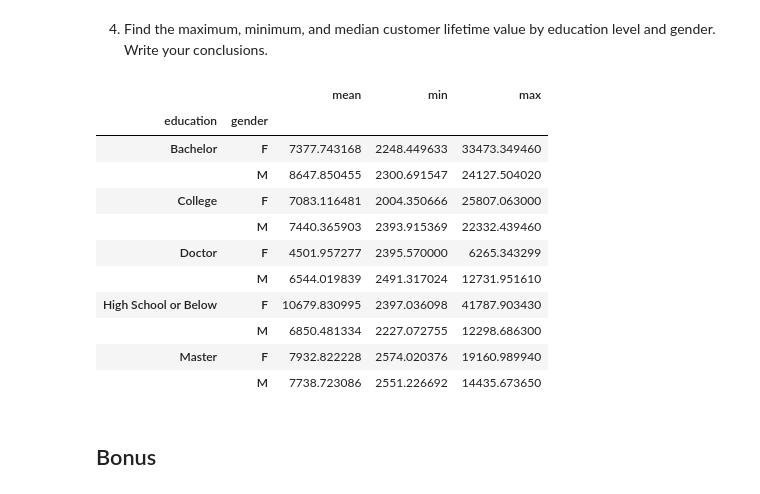
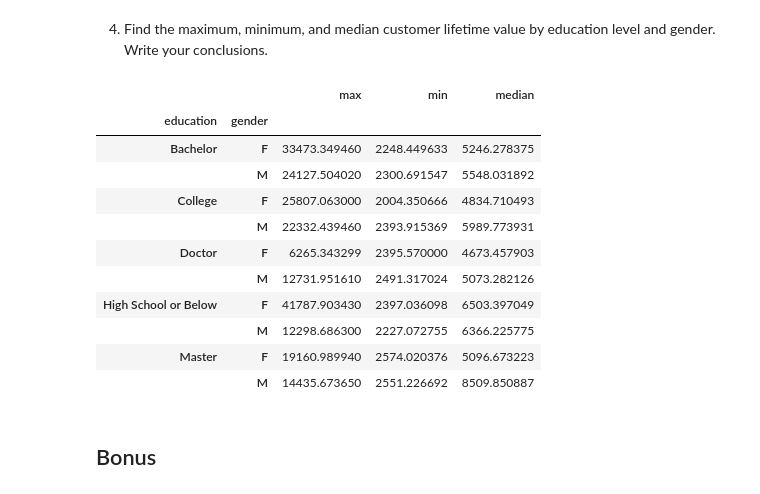
Before and after one commit to data-bootcamp-v4/lab-dw-data-aggregation-and-filtering, a Jupyter notebook: lab-dw-aggregating.ipynb, the cells around one changed output. Drawn from its saved outputs; the diff is of its cells as text; code cells hidden in the pictures.

```diff
--- a/lab-dw-aggregating.ipynb
+++ b/lab-dw-aggregating.ipynb
@@ -96,20 +96,20 @@ Name: count, dtype: int64
 # %%
 grupo = archivo.groupby(["education", "gender"])
 
-grupo["customer_lifetime_value"].agg(["mean", "min", "max"])
+grupo["customer_lifetime_value"].agg(["max", "min", "median"])
 # %% [output]
-|  |  | mean | min | max |
+|  |  | max | min | median |
 | education | gender |  |  |  |
-| Bachelor | F | 7377.743168 | 2248.449633 | 33473.349460 |
-|  | M | 8647.850455 | 2300.691547 | 24127.504020 |
-| College | F | 7083.116481 | 2004.350666 | 25807.063000 |
-|  | M | 7440.365903 | 2393.915369 | 22332.439460 |
-| Doctor | F | 4501.957277 | 2395.570000 | 6265.343299 |
-|  | M | 6544.019839 | 2491.317024 | 12731.951610 |
-| High School or Below | F | 10679.830995 | 2397.036098 | 41787.903430 |
-|  | M | 6850.481334 | 2227.072755 | 12298.686300 |
-| Master | F | 7932.822228 | 2574.020376 | 19160.989940 |
-|  | M | 7738.723086 | 2551.226692 | 14435.673650 |
+| Bachelor | F | 33473.349460 | 2248.449633 | 5246.278375 |
+|  | M | 24127.504020 | 2300.691547 | 5548.031892 |
+| College | F | 25807.063000 | 2004.350666 | 4834.710493 |
+|  | M | 22332.439460 | 2393.915369 | 5989.773931 |
+| Doctor | F | 6265.343299 | 2395.570000 | 4673.457903 |
+|  | M | 12731.951610 | 2491.317024 | 5073.282126 |
+| High School or Below | F | 41787.903430 | 2397.036098 | 6503.397049 |
+|  | M | 12298.686300 | 2227.072755 | 6366.225775 |
+| Master | F | 19160.989940 | 2574.020376 | 5096.673223 |
+|  | M | 14435.673650 | 2551.226692 | 8509.850887 |
 # %% [markdown]
 ## Bonus
 # %% [markdown]
```
Also changed, not shown: parts of 1 cell of this notebook.
